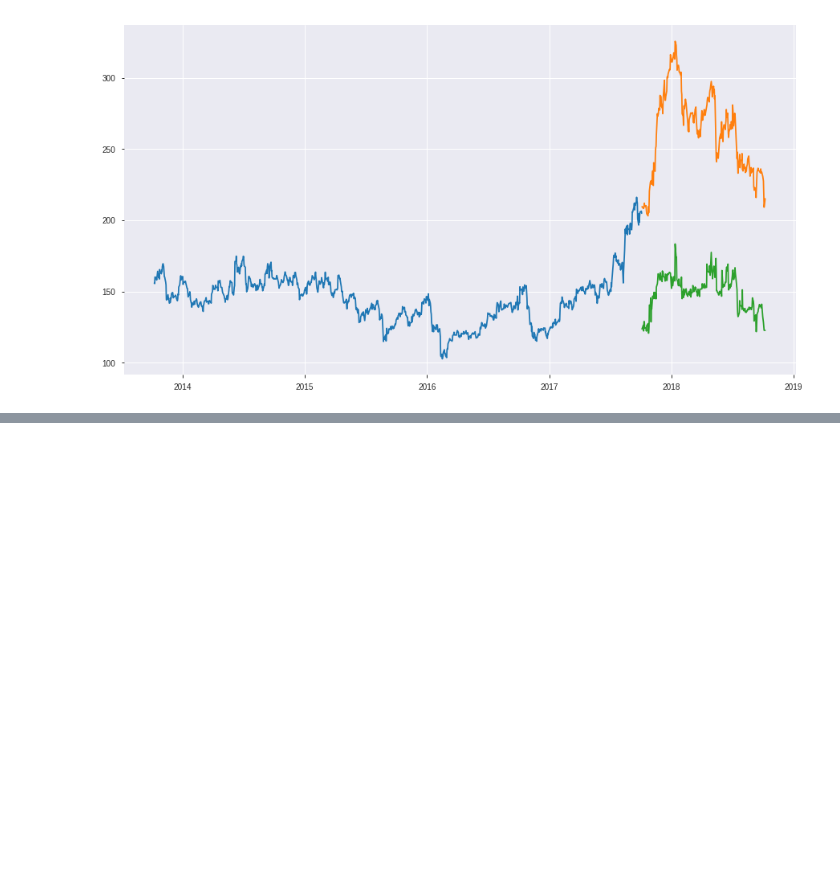
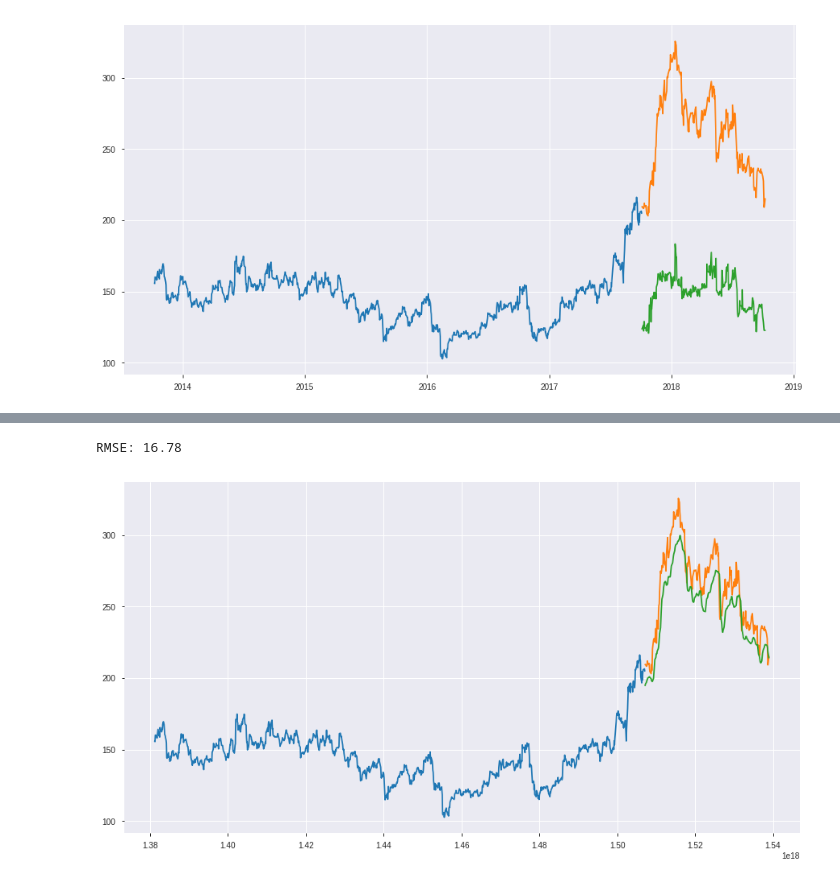
Before and after one commit to jgdelrio/tutorials, a Jupyter notebook: TimeSeries/03_Stock_Prediction.ipynb, the cells around one changed output, grey strips where cells are left out. Drawn from its saved outputs; the diff is of its cells as text; code cells hidden in the pictures; blank space fills up the shorter version.

```diff
--- a/TimeSeries/03_Stock_Prediction.ipynb
+++ b/TimeSeries/03_Stock_Prediction.ipynb
@@ -301,0 +499,39 @@ df.Close.rolling(window).mean()
+# %%
+# Create and fit the LSTM network
+model = Sequential()
+model.add(LSTM(units=50, return_sequences=True, input_shape=(x_train.shape[1],1)))
+model.add(LSTM(units=50))
+model.add(Dense(1))
+
+model.compile(loss='mean_squared_error', optimizer='adam')
+model.fit(x_train, y_train, epochs=1, batch_size=1, verbose=2)
+
+#predicting 246 values, using past 60 from the train data
+inputs = data[len(data) - len(df_te) - 60:].values
+inputs = inputs.reshape(-1,1)
+inputs  = scaler.transform(inputs)
+
+X_test = []
+for i in range(60,inputs.shape[0]):
+    X_test.append(inputs[i-60:i,0])
+X_test = np.array(X_test)
+
+X_test = np.reshape(X_test, (X_test.shape[0],X_test.shape[1],1))
+closing_price = model.predict(X_test)
+closing_price = scaler.inverse_transform(closing_price)
+# %%
+# RMSE
+rmse = np.sqrt(np.mean(np.power((df_te - closing_price),2)))
+print(f'RMSE: {round(rmse, 3)}')
+# %% [output]
+RMSE: 16.78
+# %%
+df_train = data[:n_tr].copy()
+df_test = data[n_tr:].copy()
+df_test.loc[:, 'Predictions'] = closing_price
+
+plt.figure(figsize=(15, 8))
+plt.plot(df_train['Close']);
+plt.plot(df_test[['Close','Predictions']]);
+# %% [output]
+[figure, added]
```
Also changed, not shown: parts of 19 cells of this notebook, 5 other files.
